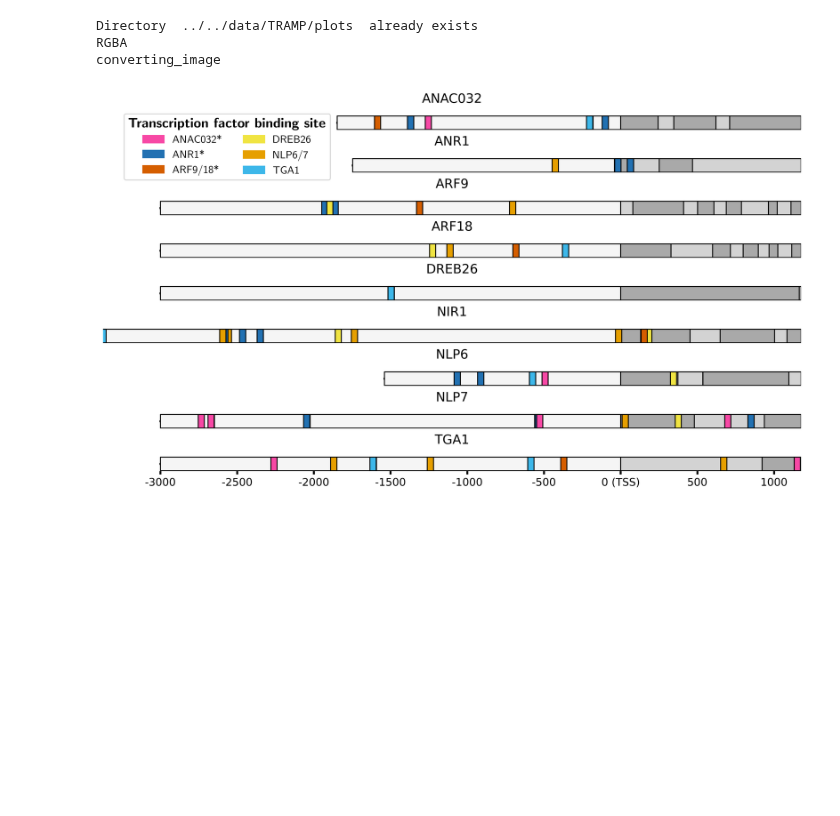
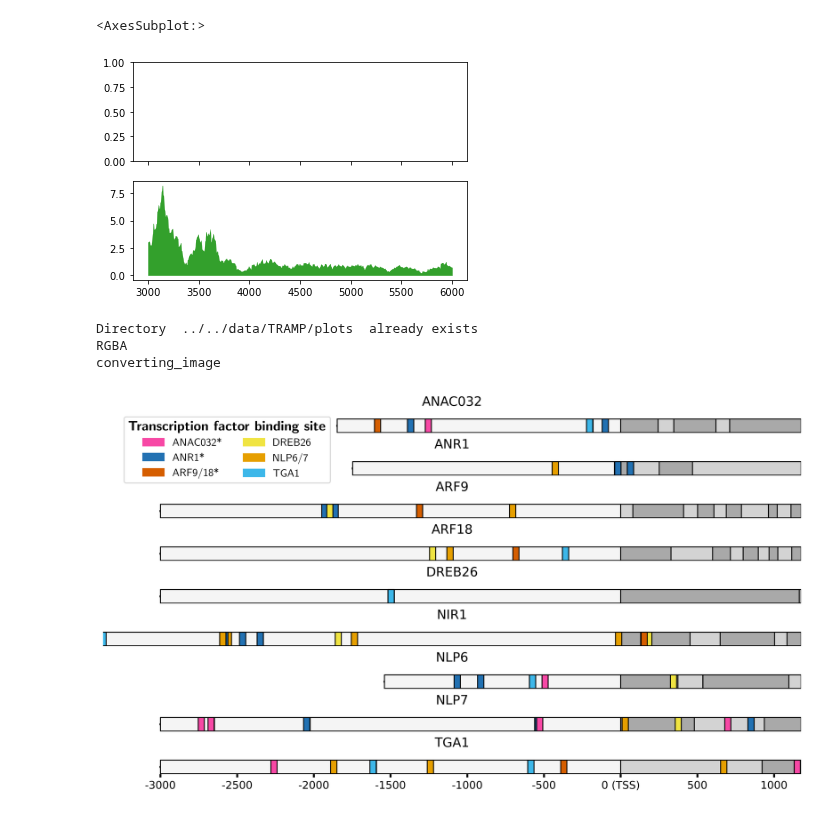
Before and after one commit to samwitham/PromoterArchitecture, a Jupyter notebook: src/TRAMP/candidate_TFBSs.ipynb, the cells around one changed output. Cells and saved outputs as stored; diff of their text form; code cells hidden in the pictures; blank space fills up the shorter version.

Commit message:
started to add pyGenomeTracks to plot

```diff
--- a/src/TRAMP/candidate_TFBSs.ipynb
+++ b/src/TRAMP/candidate_TFBSs.ipynb
@@ -378,3 +395,15 @@ def RGB2CMYK(image_file_location, image_file_extension):
+# %%
+fig, axs = plt.subplots(2,1,sharex='col')
+region = '1',3000,6000
+chrom_region,start_region,end_region = region
+ax = axs[1]
+file_location="../../data/ATAC-seq/potter2018/GSE116287_Roots_NaOH_Merged.bw"
+track_config = dict(file=file_location)
+tk = pygtk.BigWigTrack(track_config)
+tk.plot(ax,chrom_region,start_region,end_region,)
+# %% [output]
+<AxesSubplot:>
+[figure, added]
 # %%
 def make_plot(dictionary_of_records_seqrecords,dictionary_of_records_promoternames):
     def make_graphic_record(seqrecord, promoter_name, ax):
```
Also changed, not shown: parts of 2 cells of this notebook.
